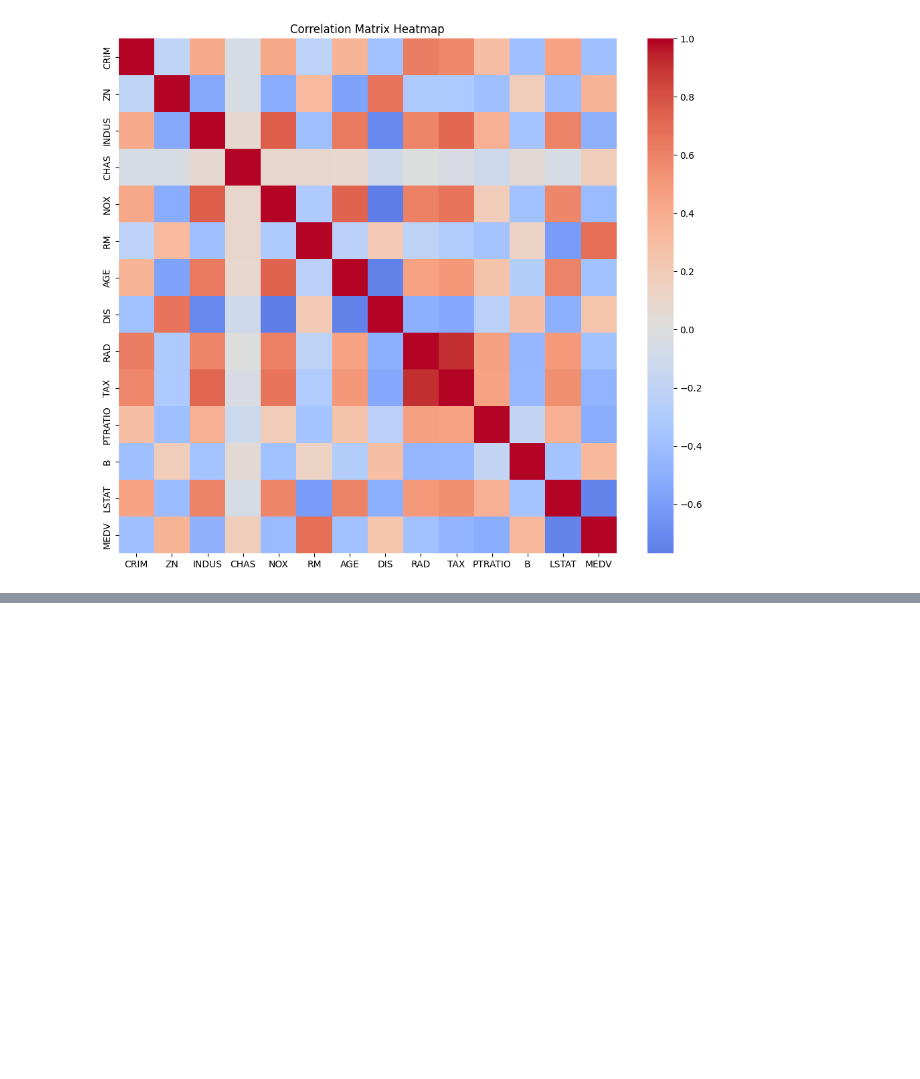
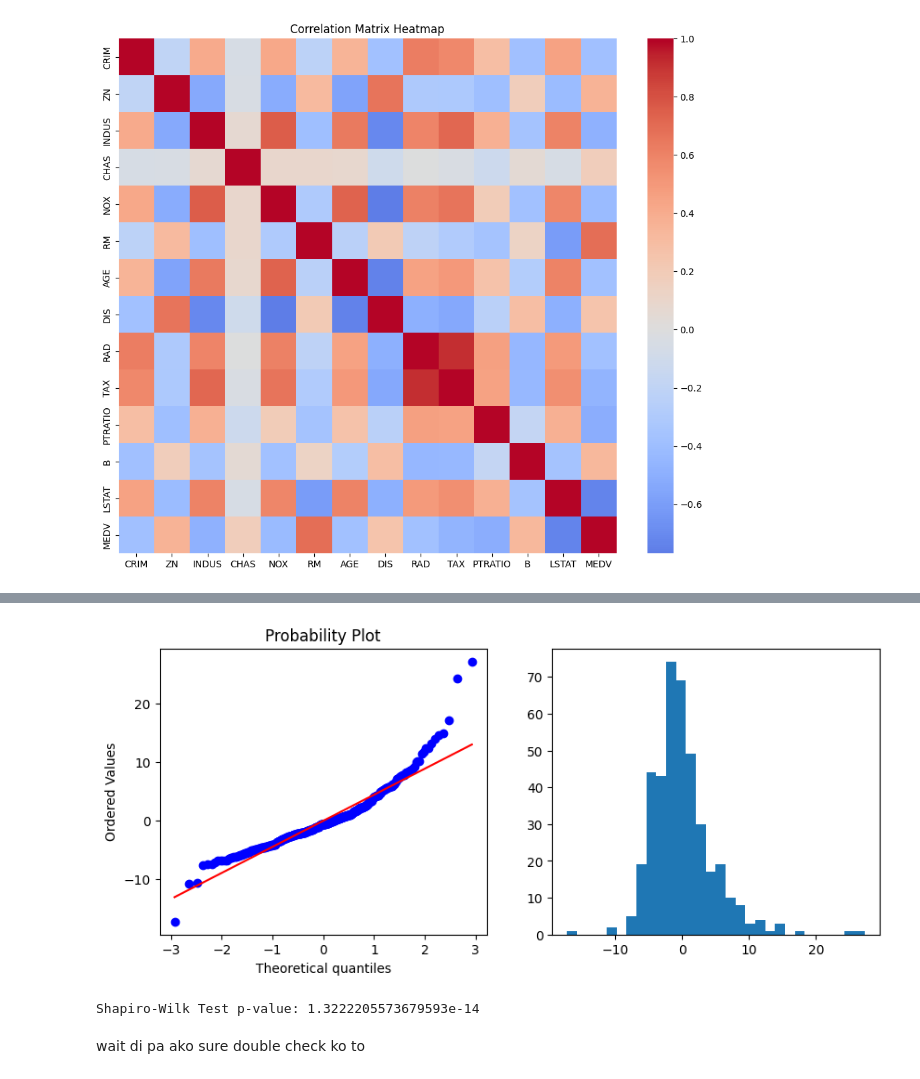
Before and after one commit to FLSF123/Multiple-Linear-Regression-Comprehensive-Exercise, a Jupyter notebook: code_na_gawako:3.ipynb, the cells around one changed output, grey strips where cells are left out. Saved outputs shown, nothing was run; the diff lists cells and outputs as text; code cells hidden in the pictures; blank space fills up the shorter version.

```diff
--- a/code_na_gawako:3.ipynb
+++ b/code_na_gawako:3.ipynb
@@ -77,0 +125,12 @@ plt.show()
+# %%
+# 2. Normality: Q-Q Plot and Histogram
+fig, (ax1, ax2) = plt.subplots(1, 2, figsize=(10, 4))
+stats.probplot(residuals, dist="norm", plot=ax1) # Q-Q plot
+ax2.hist(residuals, bins=30) # Histogram of residuals
+plt.show()
+print(f"Shapiro-Wilk Test p-value: {stats.shapiro(residuals).pvalue}") # Normality test
+# %% [output]
+[figure, added]
+Shapiro-Wilk Test p-value: 1.3222205573679593e-14
+# %% [markdown]
+wait di pa ako sure double check ko to
```
Also changed, not shown: parts of 5 cells of this notebook.
